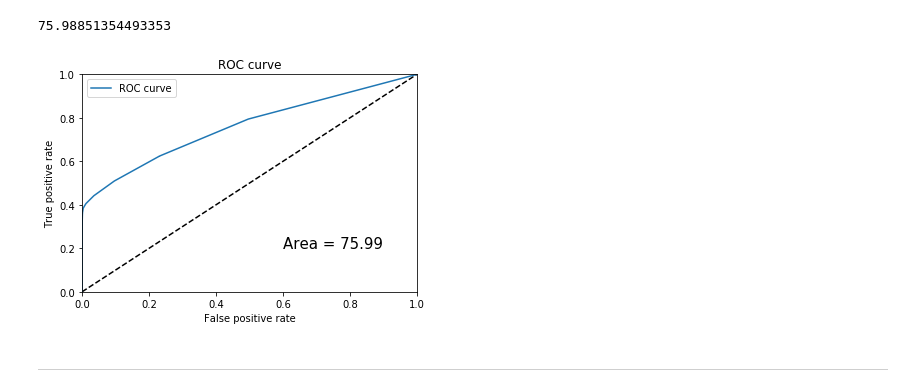
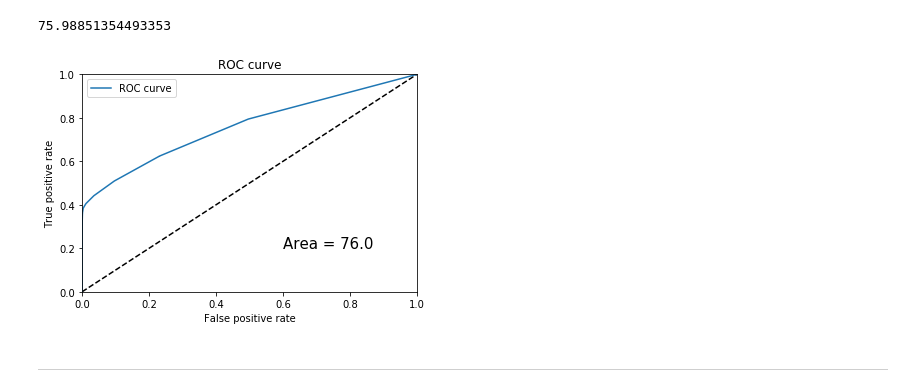
Before and after one commit to jnpicao/LDSSA-batch3-workspace, a Jupyter notebook: S02 - Data Wrangling/HCKT02 - Data Wrangling/hckt2_complete_script.ipynb, the cells around one changed output. Drawn from its saved outputs; the diff is of its cells as text; code cells hidden in the pictures.

```diff
--- a/S02 - Data Wrangling/HCKT02 - Data Wrangling/hckt2_complete_script.ipynb
+++ b/S02 - Data Wrangling/HCKT02 - Data Wrangling/hckt2_complete_script.ipynb
@@ -517,21 +522,21 @@ AUROC
 # %%
 plt.figure(1)
 plt.plot([0, 1], [0, 1], 'k--')
 plt.plot(fpr, tpr, label='ROC curve')
 
 plt.xlabel('False positive rate')
 plt.ylabel('True positive rate')
 plt.title('ROC curve')
 
 plt.xlim(0, 1)
 plt.ylim(0, 1)
 
-plt.text(0.6, 0.2, "Area = {}".format(round(AUROC,2)), dict(size=15))
+plt.text(0.6, 0.2, "Area = {}".format(round(AUROC,1)), dict(size=15))
 
 plt.legend(loc='best')
 plt.show()
 # %% [output]
-[figure, old version]
+[figure, new version]
 # %% [markdown]
 ---
 # %% [markdown]
```
Also changed, not shown: parts of 16 cells of this notebook.
